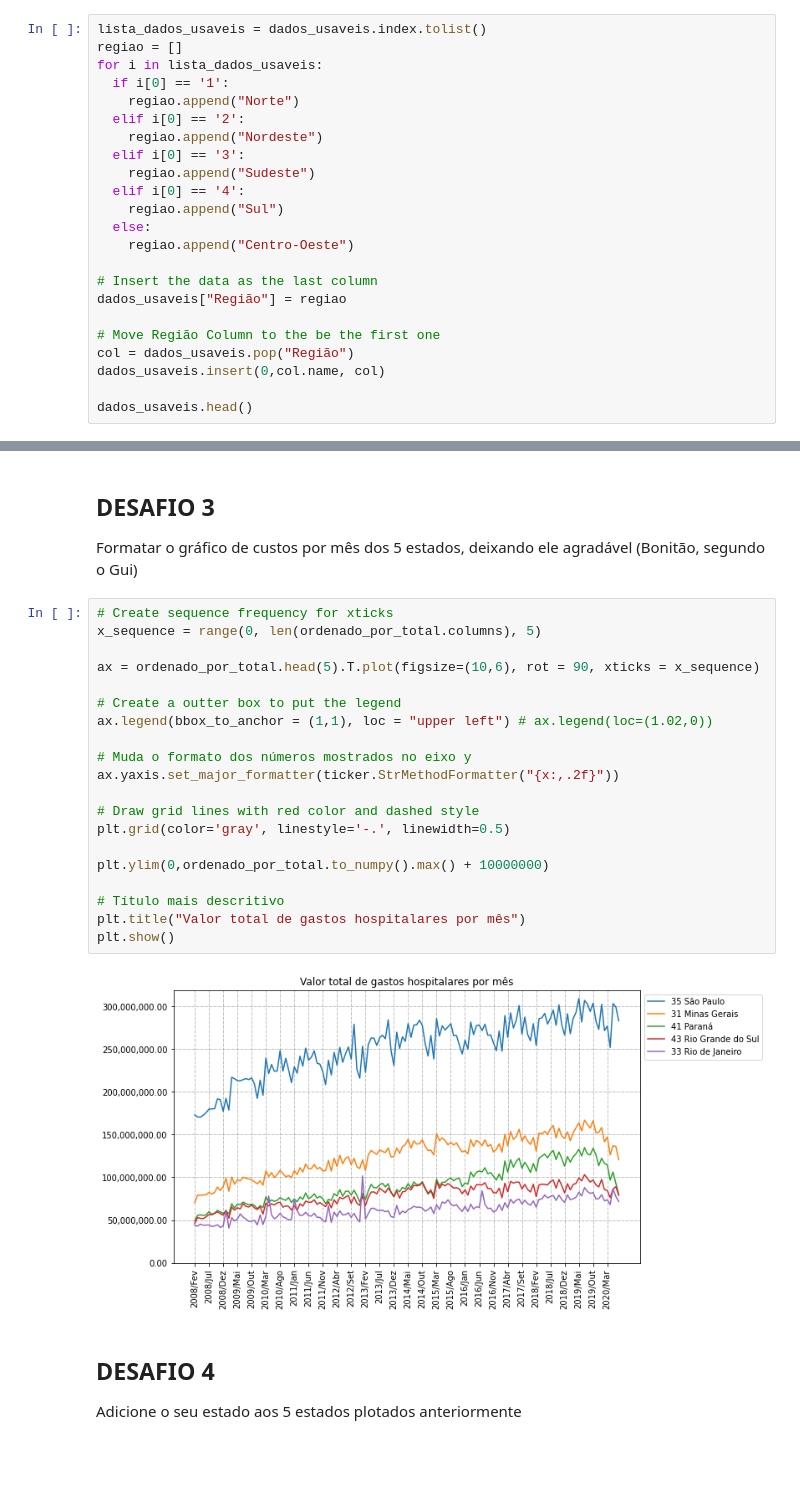
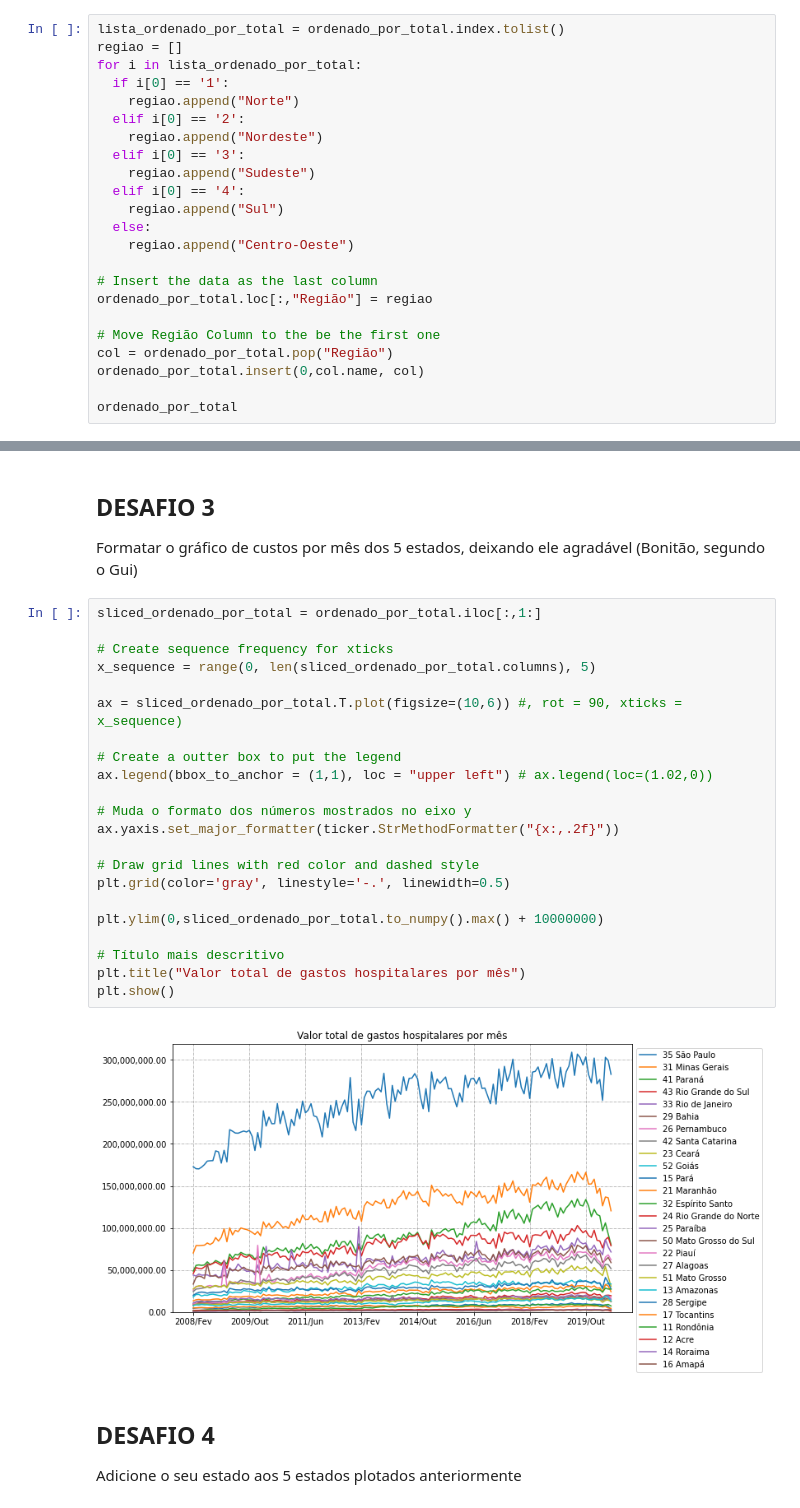
Before and after one commit to isabelapt/Bootcamp_Data_Science_Alura, a Jupyter notebook: Modulo_1/Modulo1Aula3.ipynb, the cells around one changed output, grey strips where cells are left out. Cells and saved outputs as stored; diff of their text form; blank space fills up the shorter version.

```diff
--- a/Modulo_1/Modulo1Aula3.ipynb
+++ b/Modulo_1/Modulo1Aula3.ipynb
@@ -116,9 +116,9 @@ plt.show()
 ##DESAFIO 2
 Adicionar uma coluna mostrando a região (Norte, Nodeste, Sul, Suldeste e Centro-Oeste) de cada estado.
 # %%
-lista_dados_usaveis = dados_usaveis.index.tolist()
+lista_ordenado_por_total = ordenado_por_total.index.tolist()
 regiao = []
-for i in lista_dados_usaveis:
+for i in lista_ordenado_por_total:
   if i[0] == '1':
     regiao.append("Norte")
   elif i[0] == '2':
@@ -131,11 +131,11 @@ for i in lista_dados_usaveis:
     regiao.append("Centro-Oeste")
 
 # Insert the data as the last column
-dados_usaveis["Região"] = regiao
+ordenado_por_total.loc[:,"Região"] = regiao
 
 # Move Região Column to the be the first one
-col = dados_usaveis.pop("Região")
-dados_usaveis.insert(0,col.name, col)
+col = ordenado_por_total.pop("Região")
+ordenado_por_total.insert(0,col.name, col)
 
-dados_usaveis.head()
+ordenado_por_total
 # %% [output]
@@ -151,27 +172,29 @@ dados_usaveis.head()
 ## DESAFIO 3
 Formatar o gráfico de custos por mês dos 5 estados, deixando ele agradável (Bonitão, segundo o Gui)
 # %%
+sliced_ordenado_por_total = ordenado_por_total.iloc[:,1:]
+
 # Create sequence frequency for xticks
-x_sequence = range(0, len(ordenado_por_total.columns), 5)
+x_sequence = range(0, len(sliced_ordenado_por_total.columns), 5)
 
-ax = ordenado_por_total.head(5).T.plot(figsize=(10,6), rot = 90, xticks = x_sequence)
+ax = sliced_ordenado_por_total.T.plot(figsize=(10,6)) #, rot = 90, xticks = x_sequence)
 
 # Create a outter box to put the legend
 ax.legend(bbox_to_anchor = (1,1), loc = "upper left") # ax.legend(loc=(1.02,0))
 
 # Muda o formato dos números mostrados no eixo y
 ax.yaxis.set_major_formatter(ticker.StrMethodFormatter("{x:,.2f}"))
 
 # Draw grid lines with red color and dashed style
 plt.grid(color='gray', linestyle='-.', linewidth=0.5)
 
-plt.ylim(0,ordenado_por_total.to_numpy().max() + 10000000)
+plt.ylim(0,sliced_ordenado_por_total.to_numpy().max() + 10000000)
 
 # Título mais descritivo
 plt.title("Valor total de gastos hospitalares por mês")
 plt.show()
 # %% [output]
-[figure, old version]
+[figure, new version]
 # %% [markdown]
 ## DESAFIO 4
 Adicione o seu estado aos 5 estados plotados anteriormente
```
Also changed, not shown: parts of 12 cells of this notebook.
